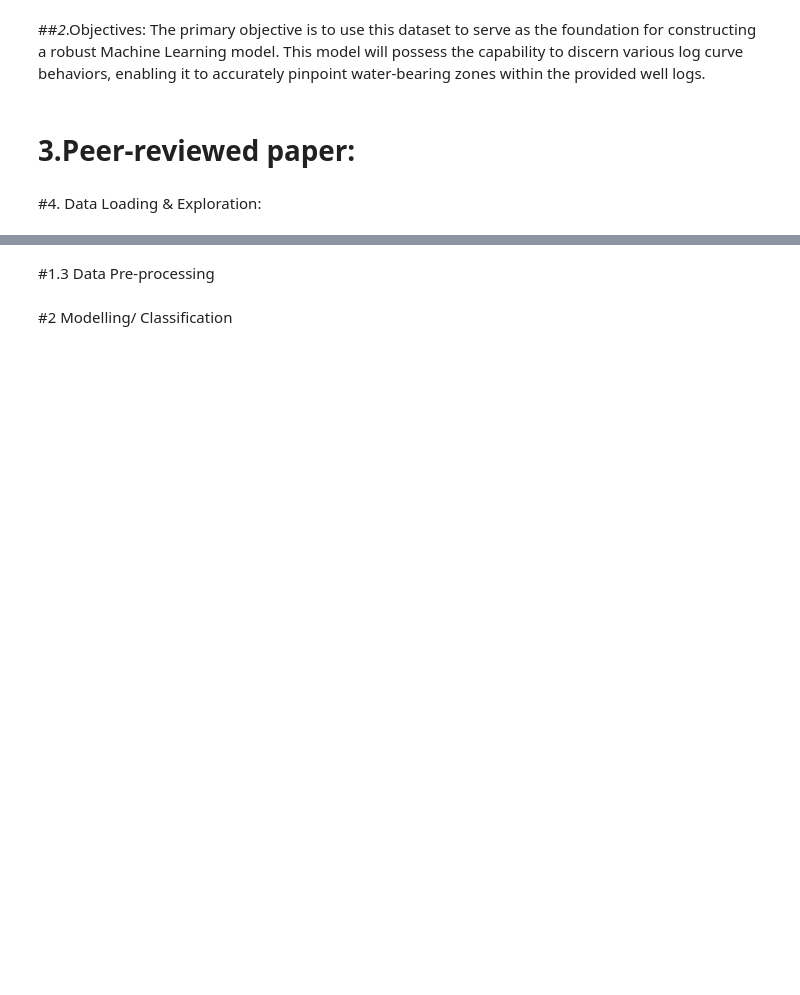
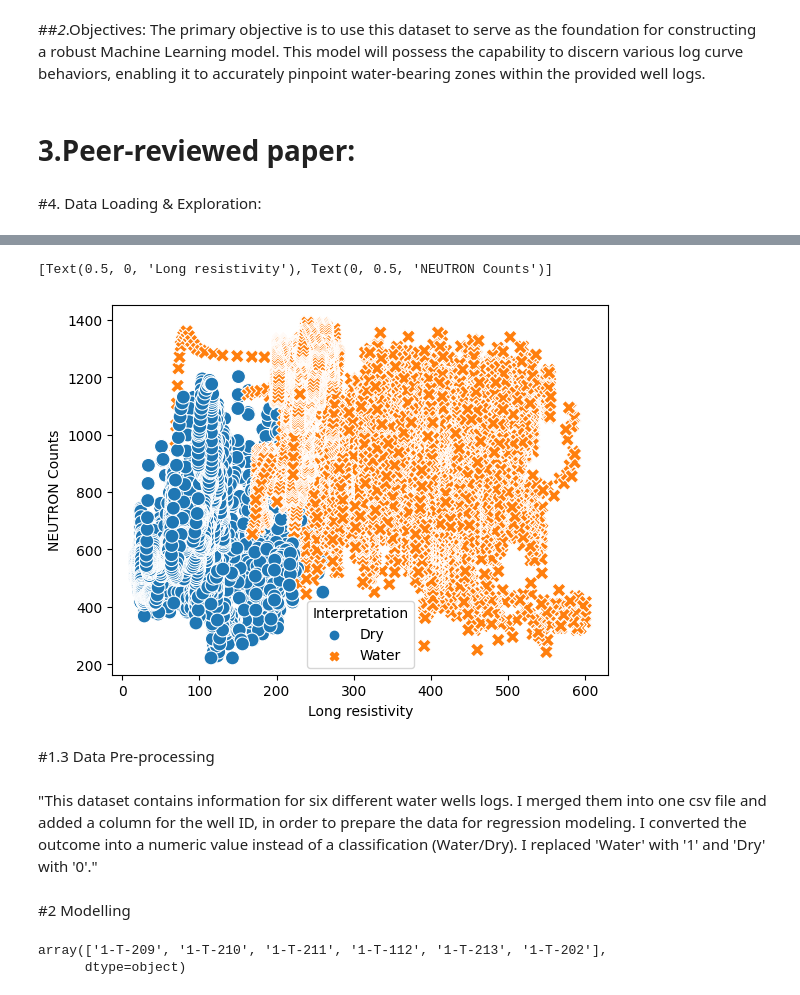
Before and after one commit to Mody2828/CM3111---Full-Time-Big-Data-Analytics, a Jupyter notebook: Dataset loading & Exploration/CM3111_Coursework.ipynb, the cells around one changed output, grey strips where cells are left out. Drawn from its saved outputs; the diff is of its cells as text; code cells hidden in the pictures; blank space fills up the shorter version.

```diff
--- a/Dataset loading & Exploration/CM3111_Coursework.ipynb
+++ b/Dataset loading & Exploration/CM3111_Coursework.ipynb
@@ -235,2 +117,10 @@ your url is: https://moody-swans-cheer.loca.lt
+# %%
+ax = sns.scatterplot(x='RES(64N)', y= 'NEUTRON', data=df, hue='Interpretation', style='Interpretation',s=100)
+ax.set(xlabel='Long resistivity', ylabel='NEUTRON Counts')
+# %% [output]
+[Text(0.5, 0, 'Long resistivity'), Text(0, 0.5, 'NEUTRON Counts')]
+[figure, added]
 # %% [markdown]
 #1.3 Data Pre-processing
+# %% [markdown]
+"This dataset contains information for six different water wells logs. I merged them into one csv file and added a column for the well ID,  in order to prepare the data for regression modeling. I converted the outcome into a numeric value instead of a classification (Water/Dry). I replaced 'Water' with '1' and 'Dry' with '0'."
@@ -237,2 +166,8 @@ your url is: https://moody-swans-cheer.loca.lt
 # %% [markdown]
-#2 Modelling/ Classification
+#2 Modelling
+# %%
+# the dataset should have 6 well, to confirm that by call the unique() Function
+df['Well_ID'].unique()
+# %% [output]
+array(['1-T-209', '1-T-210', '1-T-211', '1-T-112', '1-T-213', '1-T-202'],
+      dtype=object)
```
Also changed, not shown: parts of 71 cells of this notebook.
